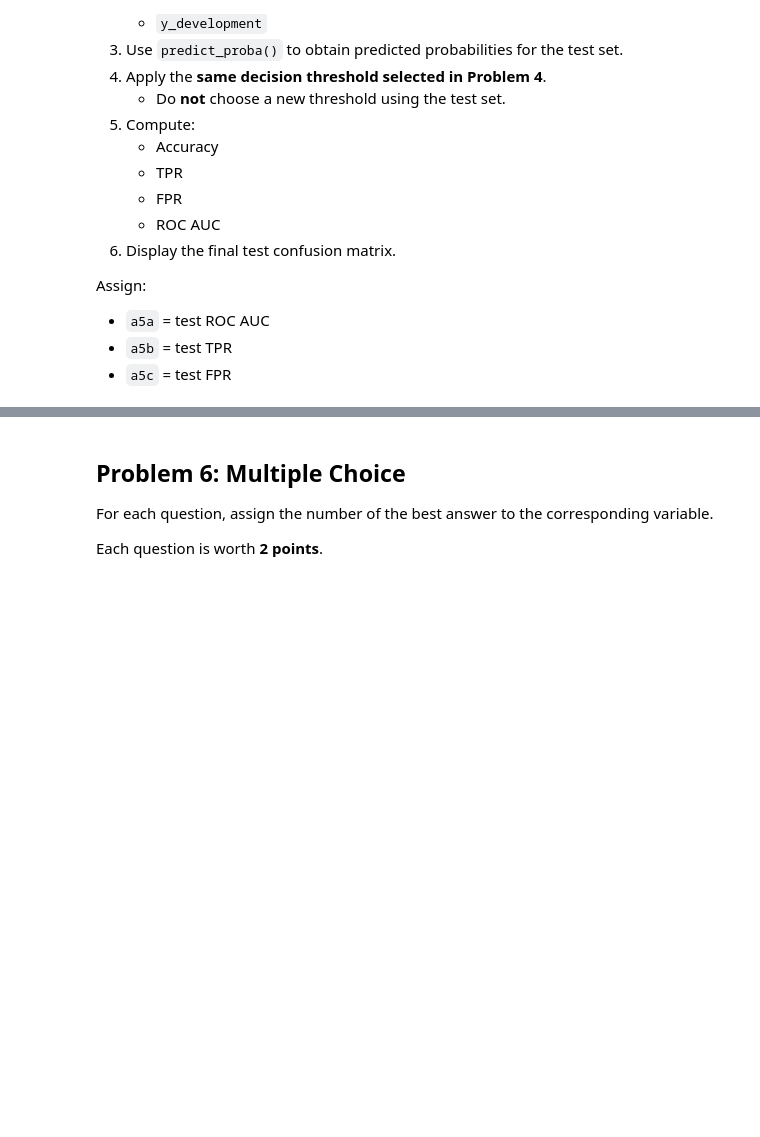
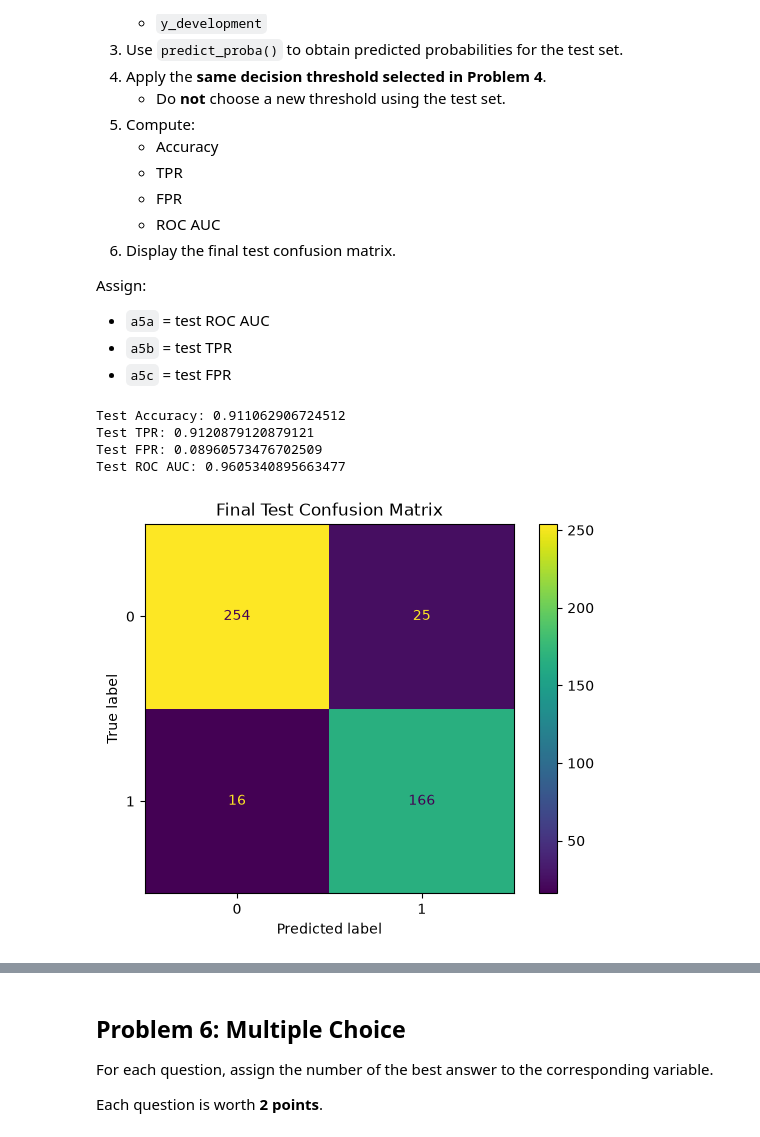
Before and after one commit to nikkibower/DX603, a Jupyter notebook: Homework_05 (1).ipynb, the cells around one changed output, grey strips where cells are left out. Cells and saved outputs as stored; diff of their text form; code cells hidden in the pictures; blank space fills up the shorter version.

```diff
--- a/Homework_05 (1).ipynb
+++ b/Homework_05 (1).ipynb
@@ -418,6 +628,53 @@ Assign:
 - `a5c` = test FPR
 # %%
 # Your code here, as more cells as needed
+
+# Create a NEW final pipeline
+final_model = make_pipeline(
+    StandardScaler(),
+    LogisticRegression(max_iter=1000)
+)
+
+# Fit using the COMPLETE development set
+final_model.fit(X_development, y_development)
+
+# Get predicted probabilities for the test set
+y_prob_test = final_model.predict_proba(X_test)[:, 1]
+
+# Apply the SAME threshold selected in Problem 4
+y_pred_test = (y_prob_test >= selected_threshold).astype(int)
+
+# Create the test confusion matrix
+tn_test, fp_test, fn_test, tp_test = confusion_matrix(
+    y_test, y_pred_test
+).ravel()
+
+# Calculate test metrics
+test_accuracy = accuracy_score(y_test, y_pred_test)
+test_tpr = tp_test / (tp_test + fn_test)
+test_fpr = fp_test / (fp_test + tn_test)
+test_auc = roc_auc_score(y_test, y_prob_test)
+
+# Display results
+print("Test Accuracy:", test_accuracy)
+print("Test TPR:", test_tpr)
+print("Test FPR:", test_fpr)
+print("Test ROC AUC:", test_auc)
+
+# Display final test confusion matrix
+ConfusionMatrixDisplay.from_predictions(
+    y_test,
+    y_pred_test
+)
+
+plt.title("Final Test Confusion Matrix")
+plt.show()
+# %% [output]
+Test Accuracy: 0.911062906724512
+Test TPR: 0.9120879120879121
+Test FPR: 0.08960573476702509
+Test ROC AUC: 0.9605340895663477
+[figure, added]
 # %%
 # Your answer here, NOT in the next cell
 
```
Also changed, not shown: parts of 49 cells of this notebook.
